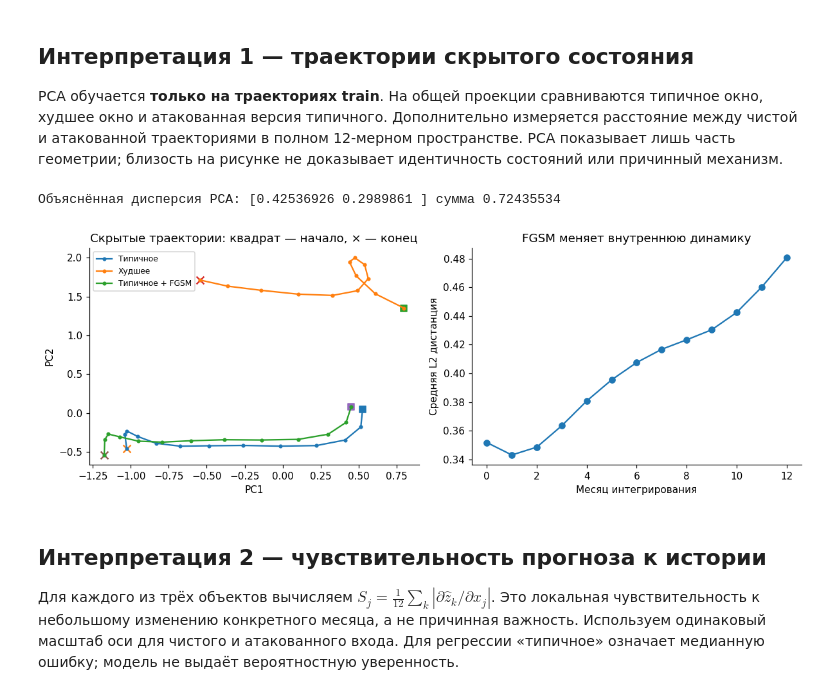
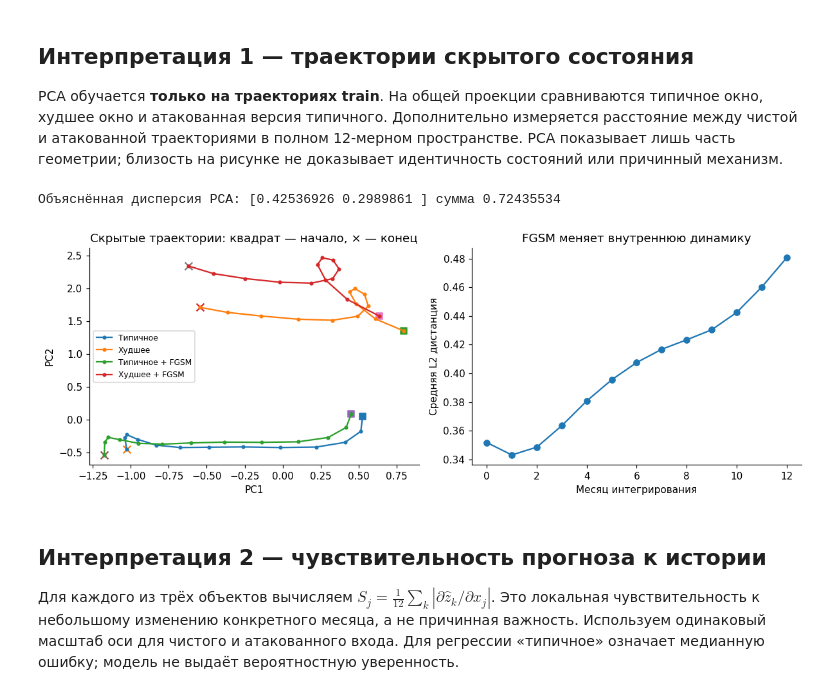
Before and after one commit to BorisVIkVik/NeuralODE-Validation-Lab, a Jupyter notebook: Лабораторная_2_Neural_ODE_AirPassengers.ipynb, the cells around one changed output. Drawn from its saved outputs; the diff is of its cells as text; code cells hidden in the pictures.

Commit message:
Added PCA trajectory for Bad+FGSM

```diff
--- a/Лабораторная_2_Neural_ODE_AirPassengers.ipynb
+++ b/Лабораторная_2_Neural_ODE_AirPassengers.ipynb
@@ -429,29 +429,28 @@ PCA обучается **только на траекториях train**. На
 12-мерном пространстве. PCA показывает лишь часть геометрии; близость на
 рисунке не доказывает идентичность состояний или причинный механизм.
 # %%
-# Change here 3
-# Добавь, левому графику траекторию для Худшее + FGSM
 with torch.no_grad():
     _,train_h=model(xt,pt,trajectory=True)
     _,clean_h=model(x,phase,trajectory=True)
     _,adv_h=model(x_adv,phase,trajectory=True)
 pca=PCA(n_components=2).fit(train_h.numpy().reshape(-1,12))
 print('Объяснённая дисперсия PCA:',pca.explained_variance_ratio_, 'сумма',pca.explained_variance_ratio_.sum())
 fig,axes=plt.subplots(1,2,figsize=(11,4))
-for label,h in [('Типичное',clean_h[good]),('Худшее',clean_h[bad]),('Типичное + FGSM',adv_h[good])]:
+for label,h in [('Типичное',clean_h[good]),('Худшее',clean_h[bad]),
+              ('Типичное + FGSM',adv_h[good]),('Худшее + FGSM',adv_h[bad])]:
     coords=pca.transform(h.numpy())
     axes[0].plot(coords[:,0],coords[:,1],marker='.',label=label)
     axes[0].scatter(*coords[0],marker='s',s=50)
     axes[0].scatter(*coords[-1],marker='x',s=60)
 axes[0].set(xlabel='PC1',ylabel='PC2',title='Скрытые траектории: квадрат — начало, × — конец')
 axes[0].legend(fontsize=8)
 hidden_distance=torch.linalg.vector_norm(adv_h-clean_h,dim=2).numpy()
 axes[1].plot(np.arange(13),hidden_distance.mean(axis=0),marker='o')
 axes[1].set(xlabel='Месяц интегрирования',ylabel='Средняя L2 дистанция',title='FGSM меняет внутреннюю динамику')
 savefig('06_hidden')
 # %% [output]
 Объяснённая дисперсия PCA: [0.42536926 0.2989861 ] сумма 0.72435534
-[figure, old version]
+[figure, new version]
 # %% [markdown]
 ## Интерпретация 2 — чувствительность прогноза к истории
 Для каждого из трёх объектов вычисляем
```
Also changed, not shown: parts of 1 cell of this notebook.
